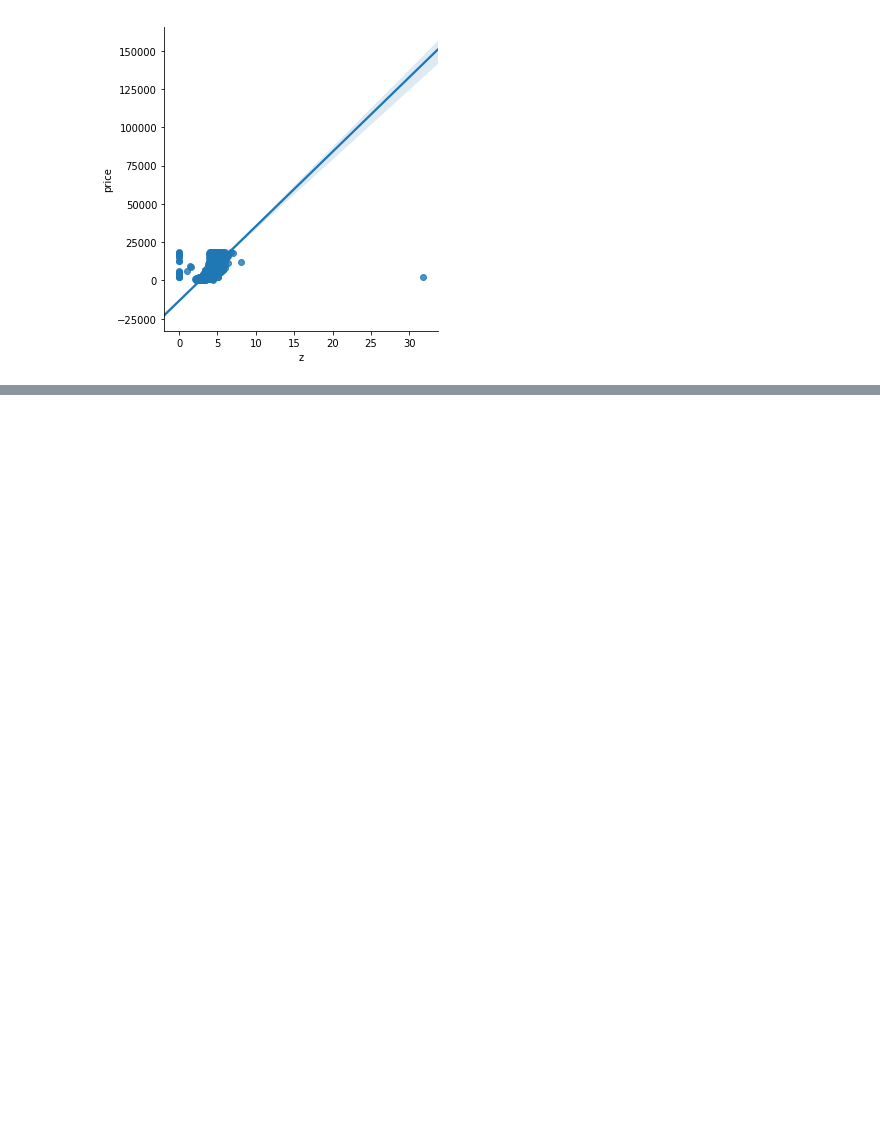
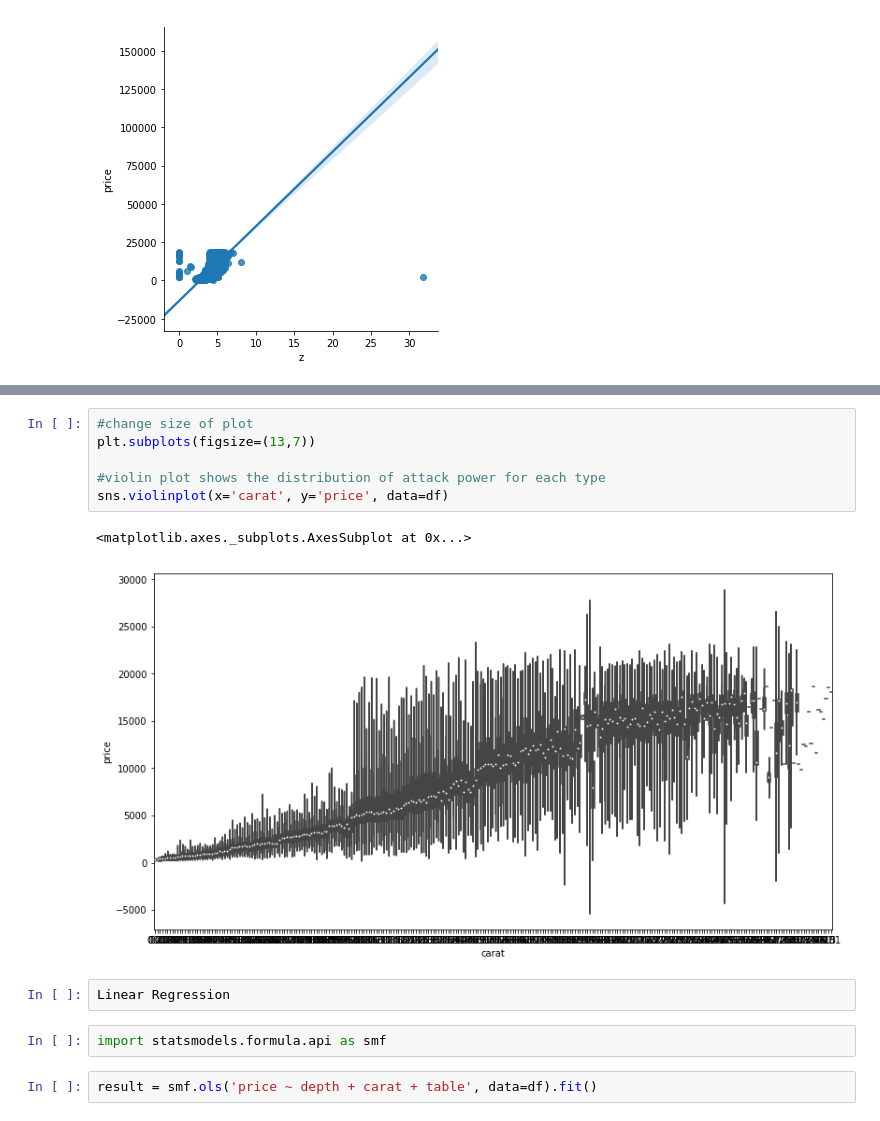
Before and after one commit to Oktay-Erten/DataAnalyticsBootcampMC_Dec2018, a Jupyter notebook: SubmitPracticeDiamonds.ipynb, the cells around one changed output, grey strips where cells are left out. Saved outputs shown, nothing was run; the diff lists cells and outputs as text; blank space fills up the shorter version.

```diff
--- a/SubmitPracticeDiamonds.ipynb
+++ b/SubmitPracticeDiamonds.ipynb
@@ -357,0 +428,15 @@ sns.lmplot(x='z', y='price', data=df)
+# %%
+#change size of plot
+plt.subplots(figsize=(13,7))
+
+#violin plot shows the distribution of attack power for each type
+sns.violinplot(x='carat', y='price', data=df)
+# %% [output]
+<matplotlib.axes._subplots.AxesSubplot at 0x...>
+[figure, added]
+# %%
+Linear Regression
+# %%
+import statsmodels.formula.api as smf
+# %%
+result = smf.ols('price ~ depth + carat + table', data=df).fit()
```
Also changed, not shown: parts of 14 cells of this notebook.
